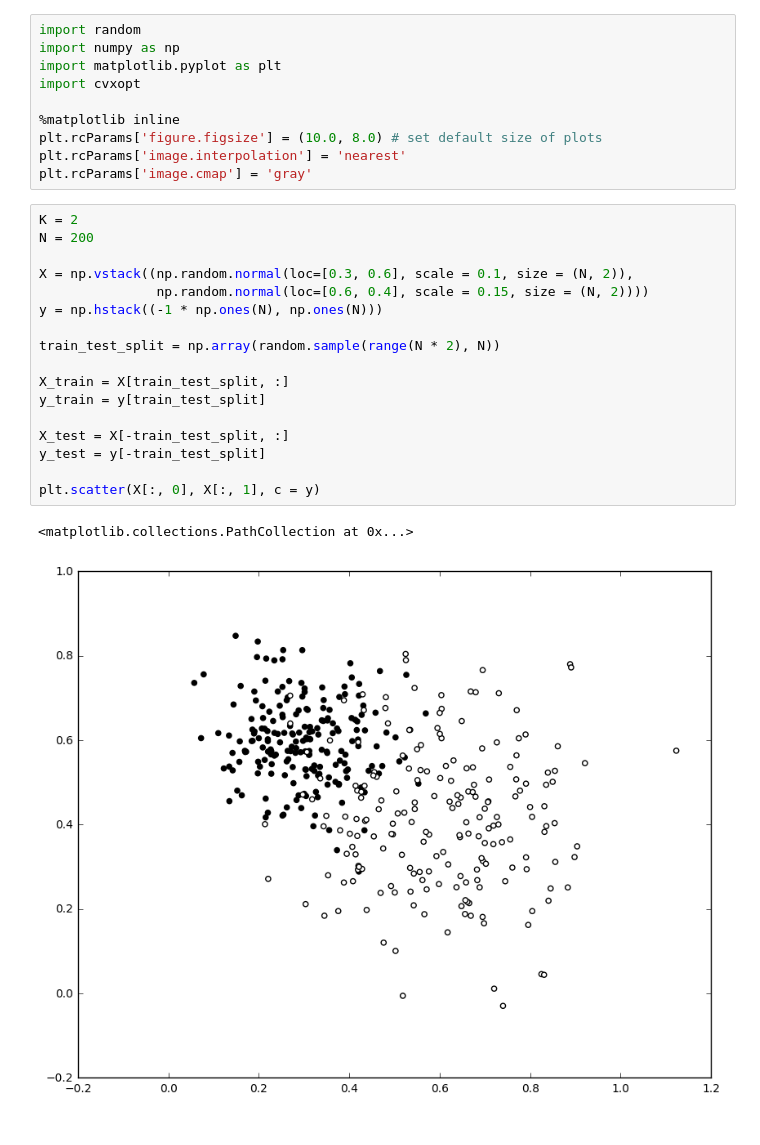
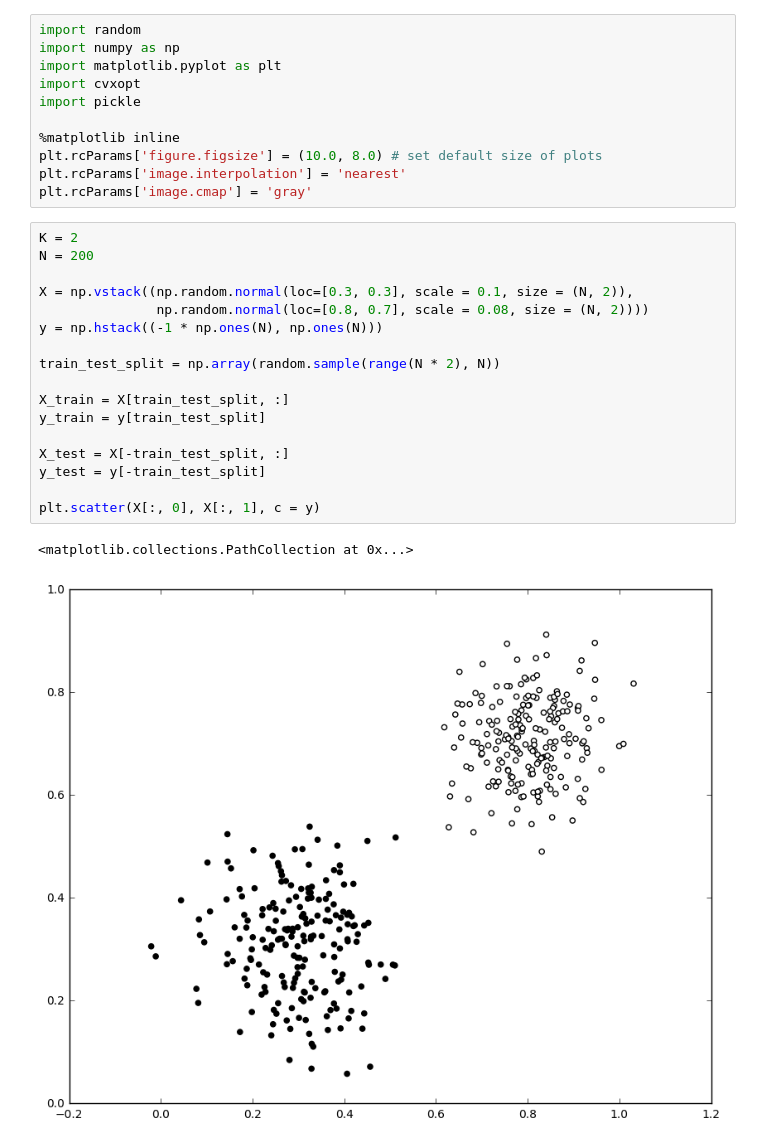
Before and after one commit to mnvl/mlzoo, a Jupyter notebook: svm_polynomial_cvxopt.ipynb, the cells around one changed output. Saved outputs shown, nothing was run; the diff lists cells and outputs as text.

```diff
--- a/svm_polynomial_cvxopt.ipynb
+++ b/svm_polynomial_cvxopt.ipynb
@@ -3,6 +3,7 @@ import random
 import numpy as np
 import matplotlib.pyplot as plt
 import cvxopt
+import pickle
 
 %matplotlib inline
 plt.rcParams['figure.figsize'] = (10.0, 8.0) # set default size of plots
@@ -11,20 +12,20 @@ plt.rcParams['image.cmap'] = 'gray'
 # %%
 K = 2
 N = 200
 
-X = np.vstack((np.random.normal(loc=[0.3, 0.6], scale = 0.1, size = (N, 2)),
-               np.random.normal(loc=[0.6, 0.4], scale = 0.15, size = (N, 2))))
+X = np.vstack((np.random.normal(loc=[0.3, 0.3], scale = 0.1, size = (N, 2)),
+               np.random.normal(loc=[0.8, 0.7], scale = 0.08, size = (N, 2))))
 y = np.hstack((-1 * np.ones(N), np.ones(N)))
 
 train_test_split = np.array(random.sample(range(N * 2), N))
 
 X_train = X[train_test_split, :]
 y_train = y[train_test_split]
 
 X_test = X[-train_test_split, :]
 y_test = y[-train_test_split]
 
 plt.scatter(X[:, 0], X[:, 1], c = y)
 # %% [output]
 <matplotlib.collections.PathCollection at 0x...>
-[figure, old version]
+[figure, new version]
```
Also changed, not shown: parts of 7 cells of this notebook.
